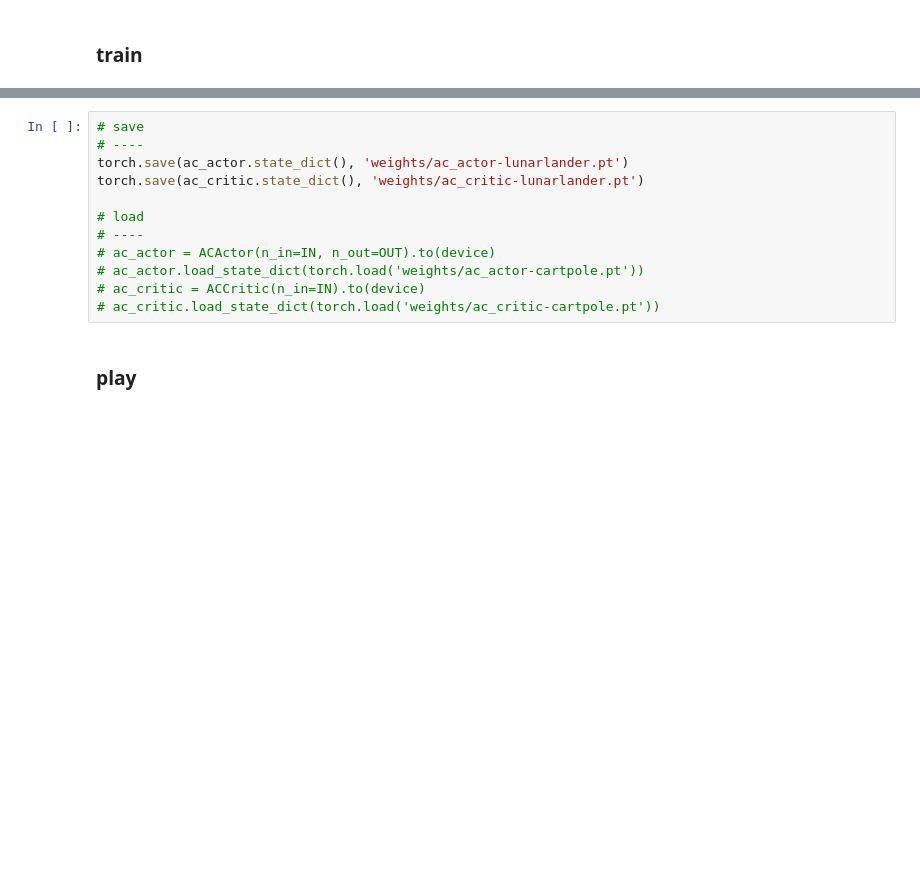
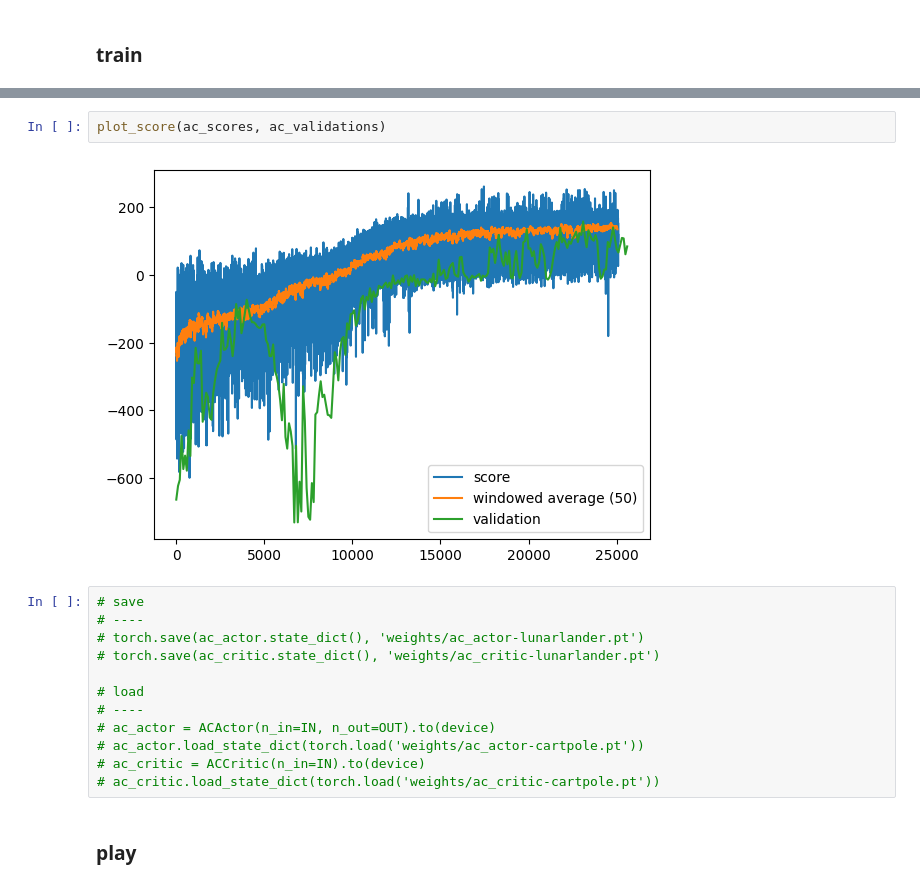
Before and after one commit to peluche/rl, a Jupyter notebook: gym.ipynb, the cells around one changed output, grey strips where cells are left out. Cells and saved outputs as stored; diff of their text form; blank space fills up the shorter version.

Commit message:
learn-unlearn-relearn graph for actor-critic

```diff
--- a/gym.ipynb
+++ b/gym.ipynb
@@ -395,8 +412,12 @@ plot_score(ac_scores, ac_validations)
+# %%
+plot_score(ac_scores, ac_validations)
+# %% [output]
+[figure, added]
 # %%
 # save
 # ----
-torch.save(ac_actor.state_dict(), 'weights/ac_actor-lunarlander.pt')
-torch.save(ac_critic.state_dict(), 'weights/ac_critic-lunarlander.pt')
+# torch.save(ac_actor.state_dict(), 'weights/ac_actor-lunarlander.pt')
+# torch.save(ac_critic.state_dict(), 'weights/ac_critic-lunarlander.pt')
 
 # load
 # ----
```
Also changed, not shown: parts of 2 cells of this notebook.
